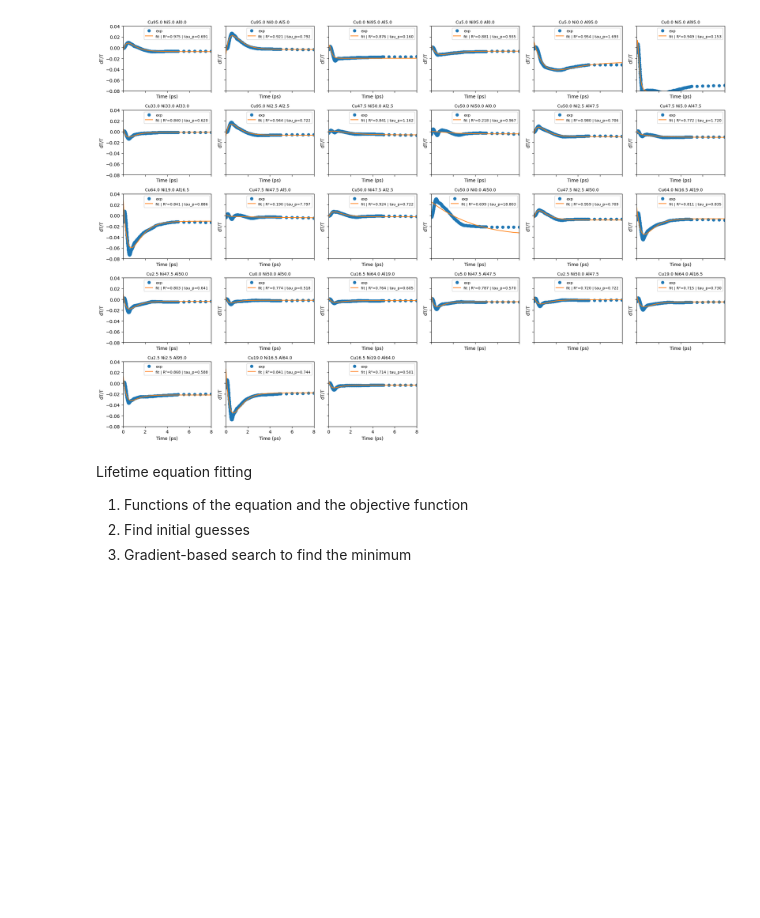
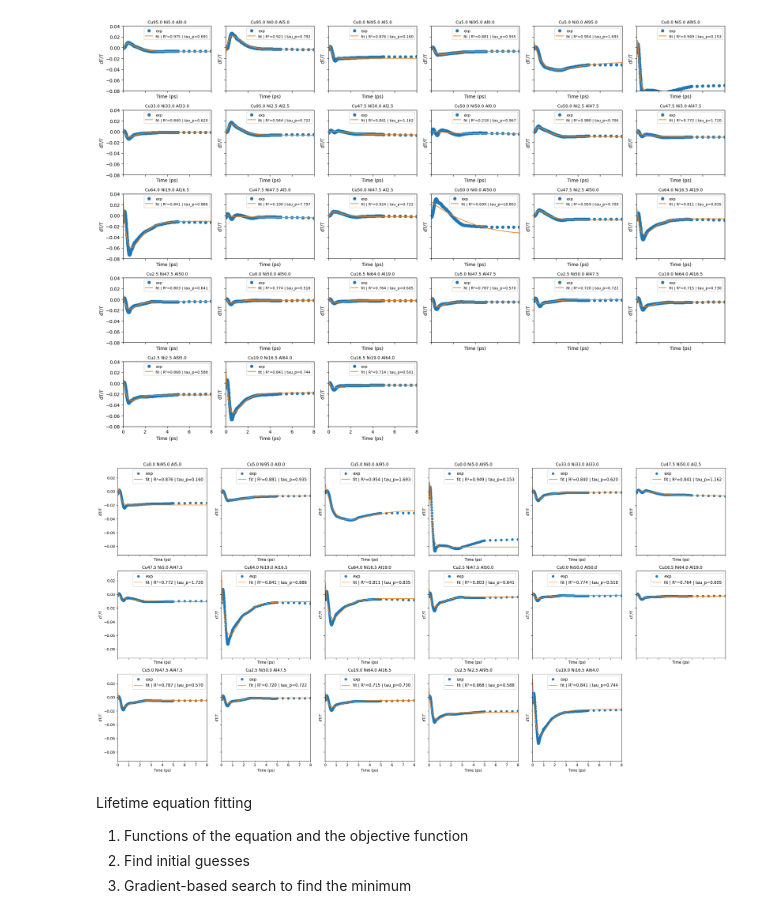
Before and after one commit to linarojas0824/Hybrid-Experimental-Data-Driven-Workflow, a Jupyter notebook: scripts/Notebooks/Pump_Probe_Results.ipynb, the cells around one changed output. Saved outputs shown, nothing was run; the diff lists cells and outputs as text; code cells hidden in the pictures; blank space fills up the shorter version.

```diff
--- a/scripts/Notebooks/Pump_Probe_Results.ipynb
+++ b/scripts/Notebooks/Pump_Probe_Results.ipynb
@@ -134,3 +156,23 @@ plt.show()
+# %%
+fig, axes = Plotter.plot_lifetime_fit_panel(
+    master_time=master_time_decay,
+    lifetime_results=results,
+    df_compo=df_compo,
+    figsize_scale = (4,4),
+    wvl=1300,
+    ncols=6,
+    time_range=(0, 8),
+    show_r2=True,
+    param_name="tau_p",
+    legend=True,
+    legend_fontsize=11,
+    title_fontsize=11
+
+)
+
+plt.show()
+# %% [output]
+[figure, added]
 # %% [markdown]
 Lifetime equation fitting
 1. Functions of the equation and the objective function
```
Also changed, not shown: parts of 5 cells of this notebook, 4 other files.
